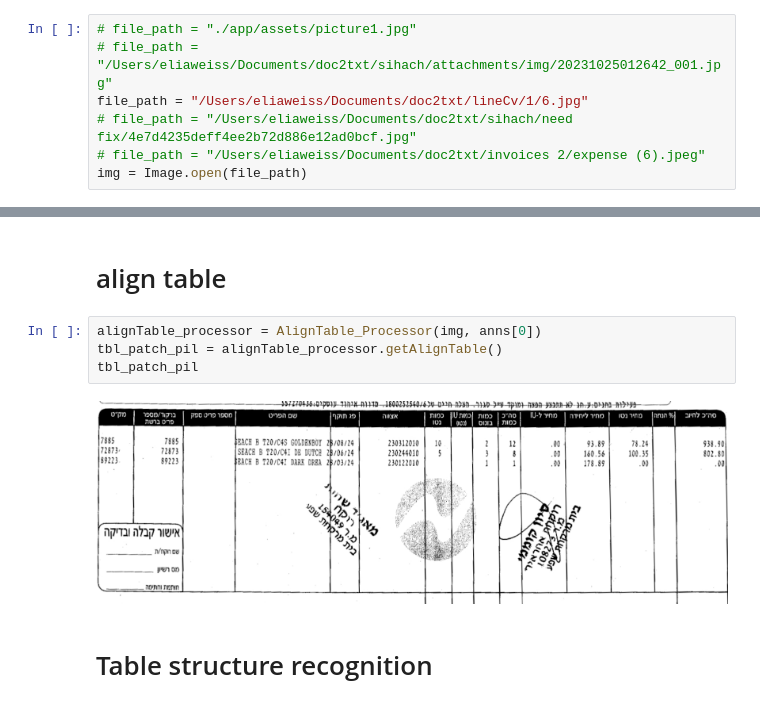
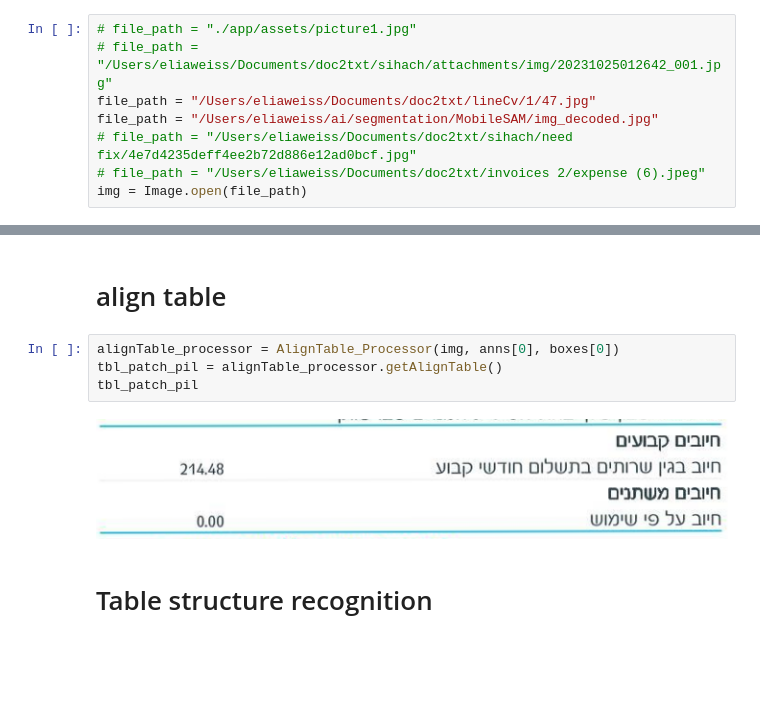
Before and after one commit to eliaweiss/MobileSAM, a Jupyter notebook: notebooks/TblDet3.ipynb, the cells around one changed output, grey strips where cells are left out. Cells and saved outputs as stored; diff of their text form; blank space fills up the shorter version.

```diff
--- a/notebooks/TblDet3.ipynb
+++ b/notebooks/TblDet3.ipynb
@@ -21,7 +21,8 @@ checkpoint_load_scucess
 # %%
 # file_path = "./app/assets/picture1.jpg"
 # file_path = "/Users/eliaweiss/Documents/doc2txt/sihach/attachments/img/20231025012642_001.jpg"
-file_path = "/Users/eliaweiss/Documents/doc2txt/lineCv/1/6.jpg"
+file_path = "/Users/eliaweiss/Documents/doc2txt/lineCv/1/47.jpg"
+file_path = "/Users/eliaweiss/ai/segmentation/MobileSAM/img_decoded.jpg"
 # file_path = "/Users/eliaweiss/Documents/doc2txt/sihach/need fix/4e7d4235deff4ee2b72d886e12ad0bcf.jpg"
 # file_path = "/Users/eliaweiss/Documents/doc2txt/invoices 2/expense (6).jpeg"
 img = Image.open(file_path)
@@ -47,11 +48,11 @@ plot_annotations(img, anns)
 # %% [markdown]
 # align table
 # %%
-alignTable_processor = AlignTable_Processor(img, anns[0])
+alignTable_processor = AlignTable_Processor(img, anns[0], boxes[0])
 tbl_patch_pil = alignTable_processor.getAlignTable()
 tbl_patch_pil
 # %% [output]
-[figure, old version]
+[figure, new version]
 # %% [markdown]
 
 # Table structure recognition
```
Also changed, not shown: parts of 3 cells of this notebook, 2 other files.
